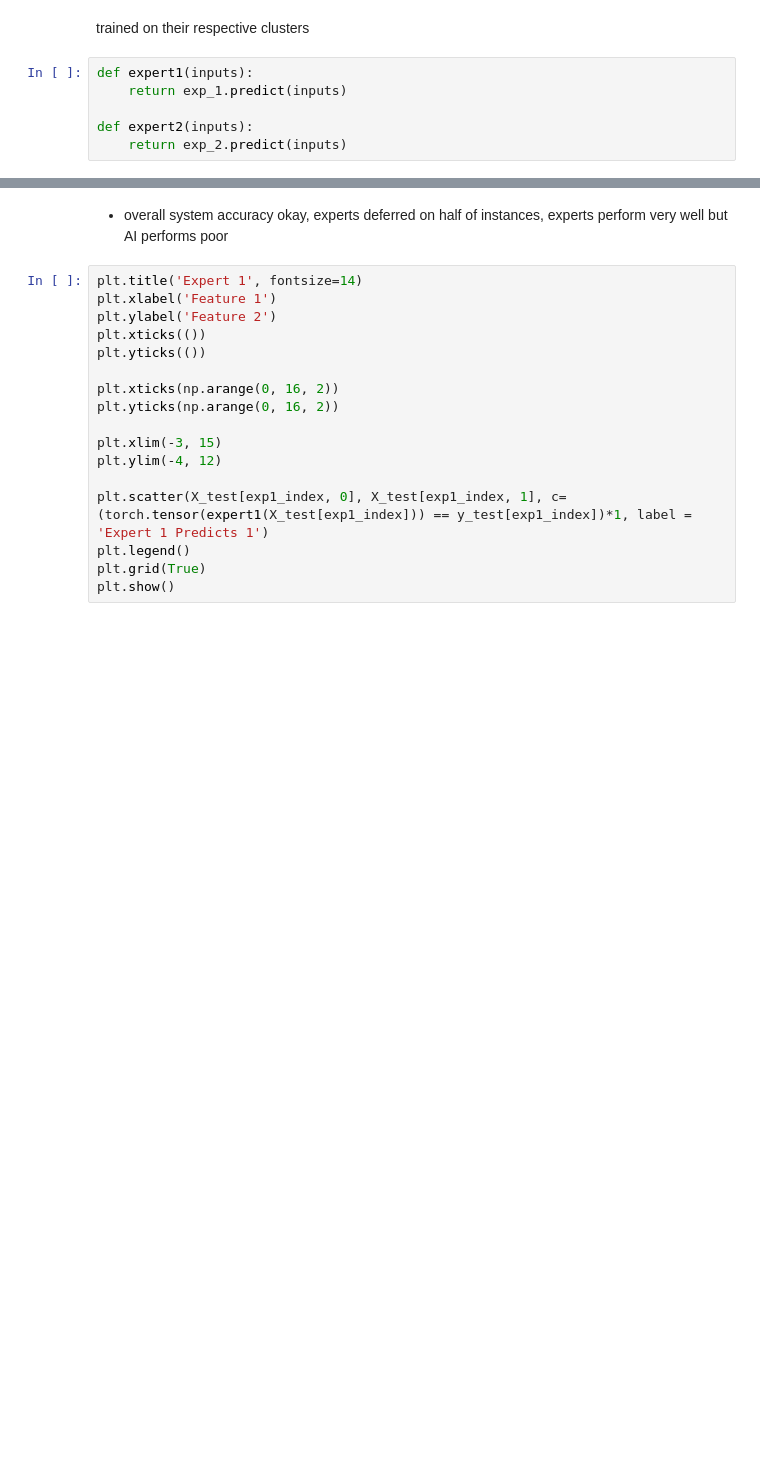
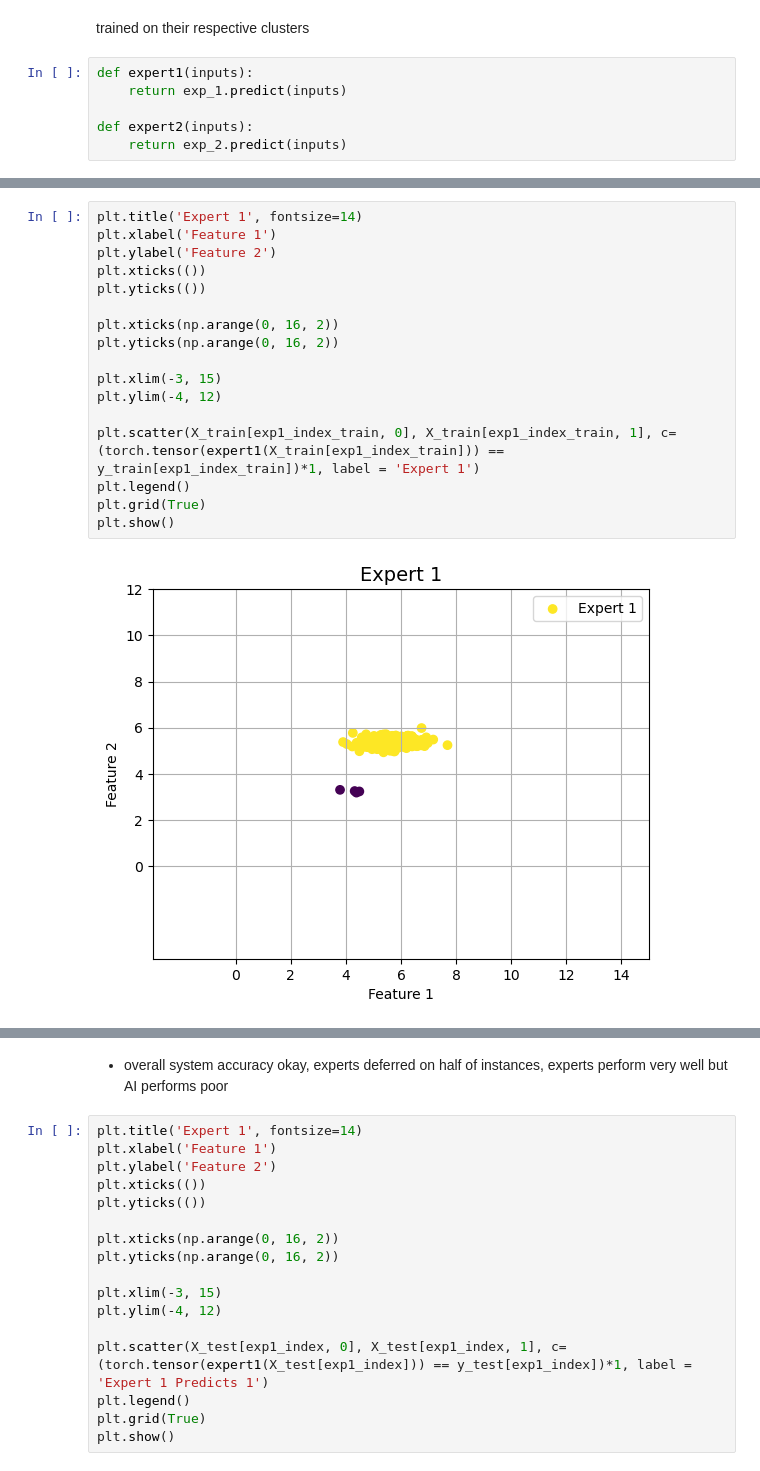
Before and after one commit to shiramichel/complementarity-fairness, a Jupyter notebook: keswani_data.ipynb, the cells around one changed output, grey strips where cells are left out. Cells and saved outputs as stored; diff of their text form; blank space fills up the shorter version.

```diff
--- a/keswani_data.ipynb
+++ b/keswani_data.ipynb
@@ -475,0 +479,19 @@ def expert2(inputs):
+# %%
+plt.title('Expert 1', fontsize=14)
+plt.xlabel('Feature 1')
+plt.ylabel('Feature 2')
+plt.xticks(())
+plt.yticks(())
+
+plt.xticks(np.arange(0, 16, 2))
+plt.yticks(np.arange(0, 16, 2))
+
+plt.xlim(-3, 15)
+plt.ylim(-4, 12)
+
+plt.scatter(X_train[exp1_index_train, 0], X_train[exp1_index_train, 1], c=(torch.tensor(expert1(X_train[exp1_index_train])) == y_train[exp1_index_train])*1, label = 'Expert 1')
+plt.legend()
+plt.grid(True)
+plt.show()
+# %% [output]
+[figure, added]
```
Also changed, not shown: parts of 63 cells of this notebook.
